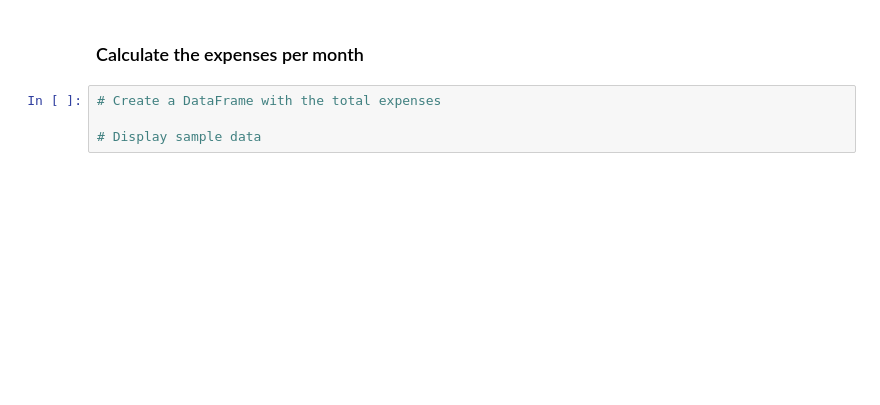
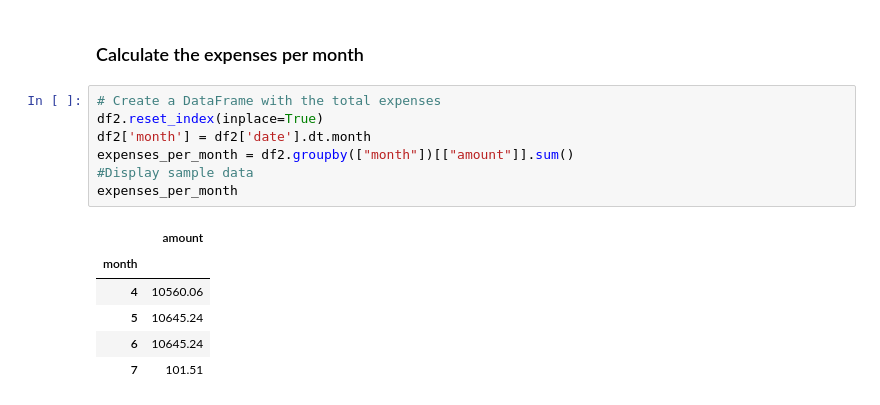
Before and after one commit to Abuubakry-Ali/Home_work_5, a Jupyter notebook: account_summary.ipynb, the cells around one changed output. Cells and saved outputs as stored; diff of their text form; blank space fills up the shorter version.

```diff
--- a/account_summary.ipynb
+++ b/account_summary.ipynb
@@ -313,7 +328,17 @@ In this section, you will use the transactions DataFrame to analyze the customer
 ### Calculate the expenses per month
 # %%
 # Create a DataFrame with the total expenses
-
-# Display sample data
+df2.reset_index(inplace=True)
+df2['month'] = df2['date'].dt.month
+expenses_per_month = df2.groupby(["month"])[["amount"]].sum()
+#Display sample data
+expenses_per_month
+# %% [output]
+|  | amount |
+| month |  |
+| 4 | 10560.06 |
+| 5 | 10645.24 |
+| 6 | 10645.24 |
+| 7 | 101.51 |
 # %%
 # Create a spending per month bar chart
```
Also changed, not shown: parts of 10 cells of this notebook.
